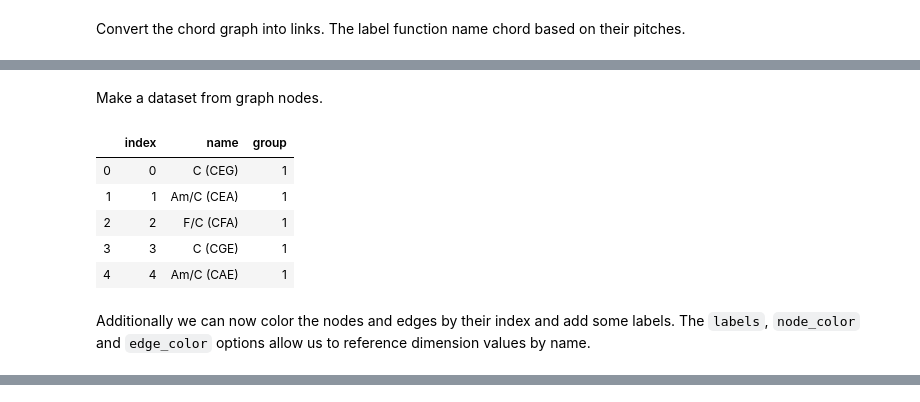
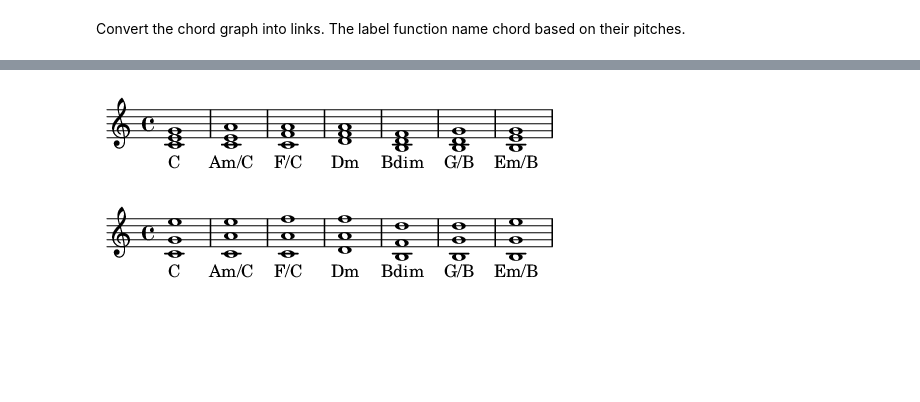
Before and after one commit to baites/orbichord, a Jupyter notebook: jupyter/C_triad_chord_graph_w_inversions.ipynb, the cells around one changed output, grey strips where cells are left out. Cells and saved outputs as stored; diff of their text form; code cells hidden in the pictures; blank space fills up the shorter version.

Commit message:
Full implementation of C triad graph w inversions.

```diff
--- a/jupyter/C_triad_chord_graph_w_inversions.ipynb
+++ b/jupyter/C_triad_chord_graph_w_inversions.ipynb
@@ -53,7 +58,7 @@ max_norm_vl = VoiceLeading(
 # %% [markdown]
 Create a chord graph passing as input a generator, voice leading objects, and tolerance function. The tolerance function provide the criteria to select how far chords can be connected by efficient voice leading.
 # %%
-graph = createGraph(
+graph, node_to_chord = createGraph(
     generator = chord_generator,
     voice_leading = max_norm_vl,
     tolerance = lambda x: x <= 1.0
@@ -72,15 +68 @@ print(links.head(3))
-# %% [markdown]
-Make a dataset from graph nodes.
-# %%
-nodes = hv.Dataset(pd.DataFrame(vertices), 'index')
-nodes.data.head()
-# %% [output]
-|  | index | name | group |
-| 0 | 0 | C (CEG) | 1 |
-| 1 | 1 | Am/C (CEA) | 1 |
-| 2 | 2 | F/C (CFA) | 1 |
-| 3 | 3 | C (CGE) | 1 |
-| 4 | 4 | Am/C (CAE) | 1 |
-# %% [markdown]
-Additionally we can now color the nodes and edges by their index and add some labels. The ``labels``, ``node_color`` and ``edge_color`` options allow us to reference dimension values by name.
 # %%
@@ -131,3 +116,53 @@ evil_chord = hv.Chord((evil_links, evil_nodes))
 )
 # %% [output]
 [interactive output not drawn]
+# %%
+stream = Stream()
+interval3 = Interval(3*12)
+interval4 = Interval(4*12)
+
+node = 'C (CEG)'
+chord = node_to_chord[node].transpose(interval4)
+chord.addLyric(chordSymbolFigureFromChord(chord))
+chord.duration.type = 'whole'
+stream.append(chord)
+
+counter = 0
+for neighbor, edge in good_twin.adj[node].items():
+    if counter < 3:
+        chord = node_to_chord[neighbor].transpose(interval4)
+    else:
+        chord = node_to_chord[neighbor].transpose(interval3)
+    chord.addLyric(chordSymbolFigureFromChord(chord))
+    chord.duration.type = 'whole'
+    stream.append(chord)
+    counter += 1
+
+renderWithLily(stream)
+# %% [output]
+[figure, added]
+# %%
+stream = Stream()
+interval3 = Interval(3*12)
+interval4 = Interval(4*12)
+
+node = 'C (CGE)'
+chord = node_to_chord[node].transpose(interval4)
+chord.addLyric(chordSymbolFigureFromChord(chord))
+chord.duration.type = 'whole'
+stream.append(chord)
+
+counter = 0
+for neighbor, edge in evil_twin.adj[node].items():
+    if counter < 3:
+        chord = node_to_chord[neighbor].transpose(interval4)
+    else:
+        chord = node_to_chord[neighbor].transpose(interval3)
+    chord.addLyric(chordSymbolFigureFromChord(chord))
+    chord.duration.type = 'whole'
+    stream.append(chord)
+    counter += 1
+
+renderWithLily(stream)
+# %% [output]
+[figure, added]
```
Also changed, not shown: parts of 4 cells of this notebook, 6 other files.
